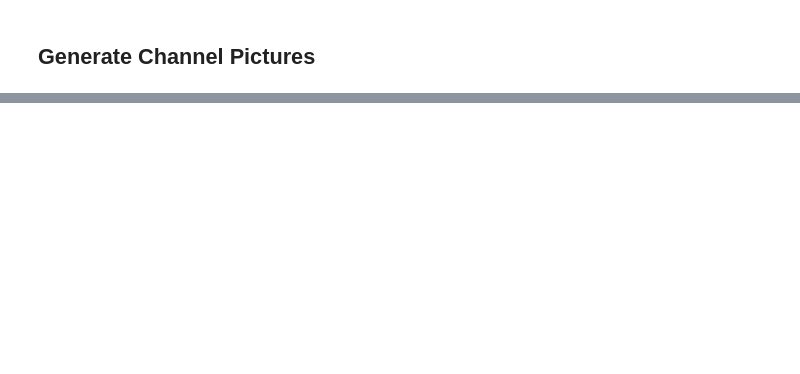
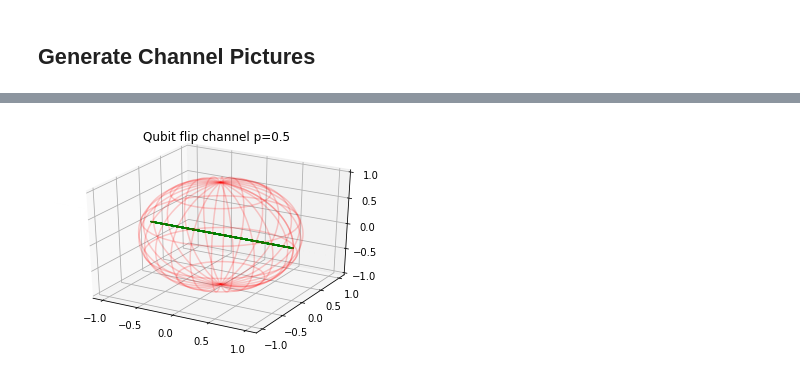
Before and after one commit to giisbert/quantuminformation19, a Jupyter notebook: Untitled.ipynb, the cells around one changed output, grey strips where cells are left out. Drawn from its saved outputs; the diff is of its cells as text; code cells hidden in the pictures; blank space fills up the shorter version.

```diff
--- a/Untitled.ipynb
+++ b/Untitled.ipynb
@@ -140,0 +193,4 @@ plt.show()
+# %%
+plot_channel_im(kraus_bitfl(0.5), "Qubit flip channel p=0.5")
+# %% [output]
+[figure, added]
```
Also changed, not shown: parts of 20 cells of this notebook.
